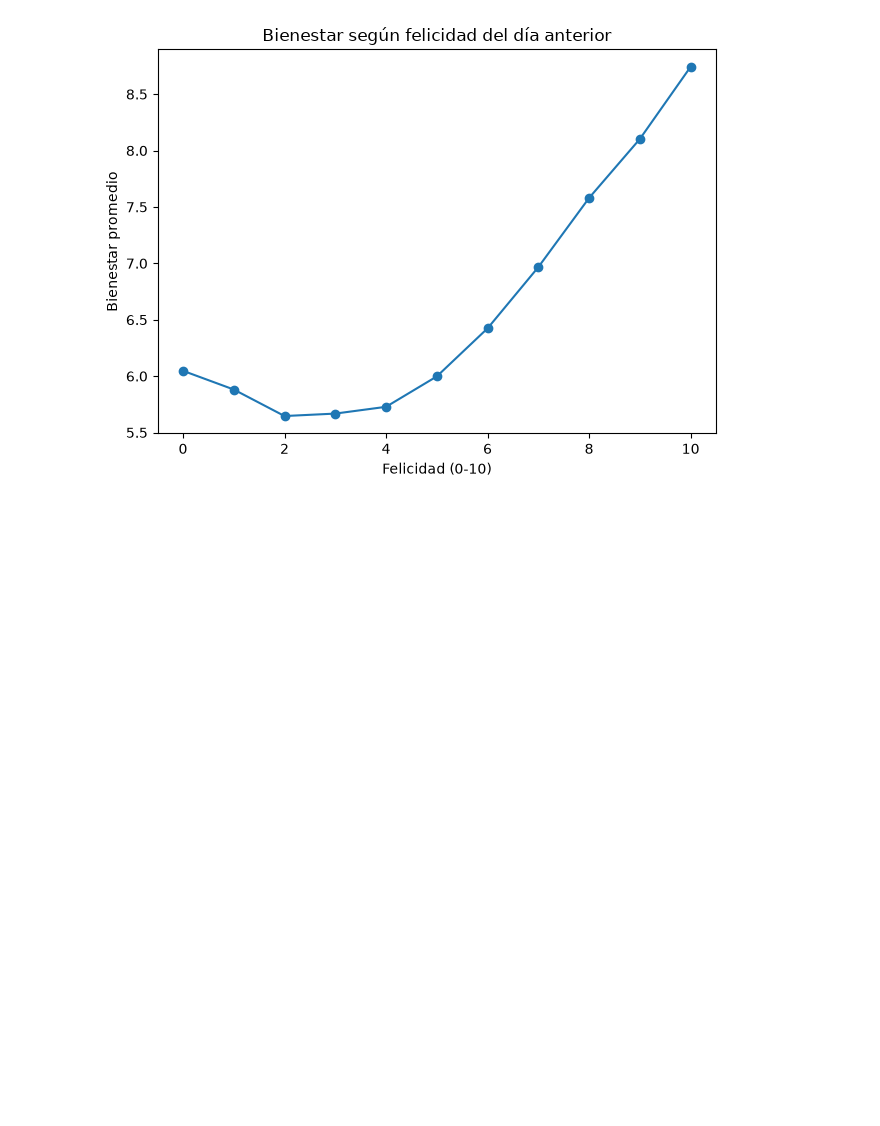
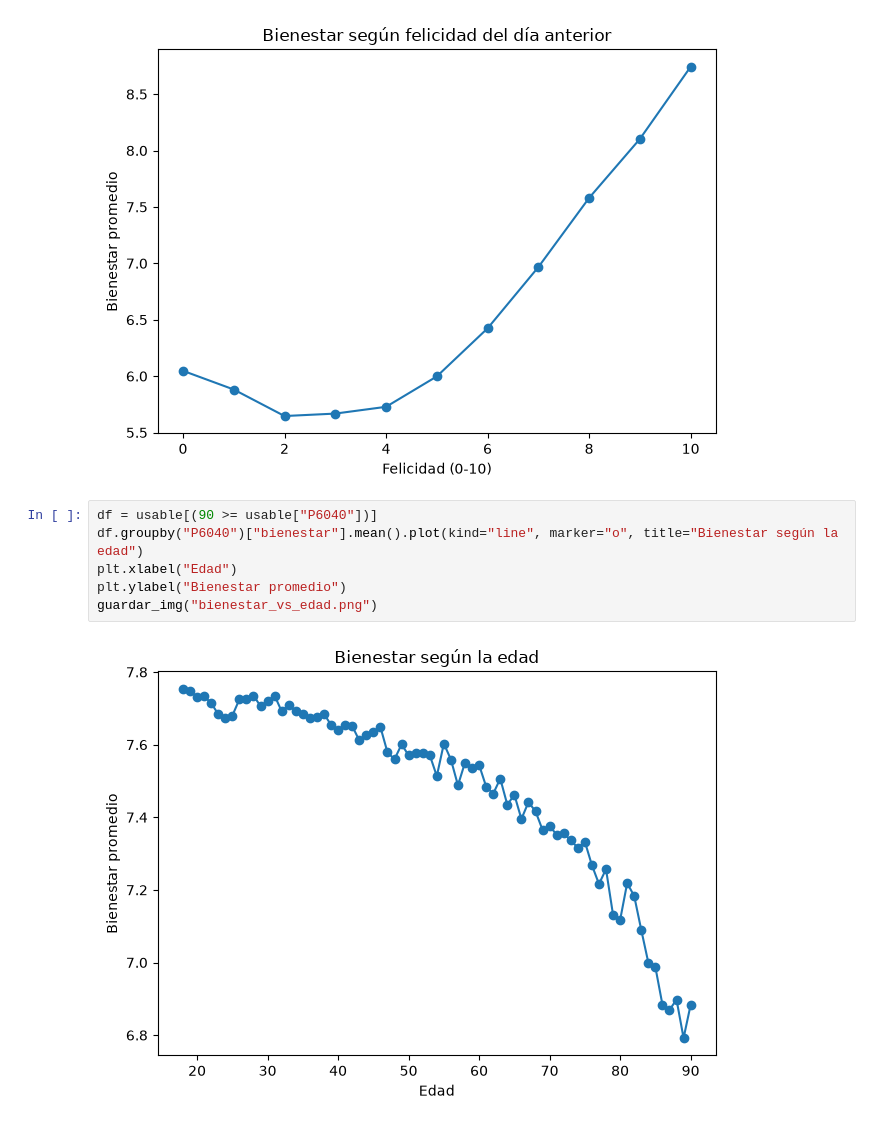
Before and after one commit to Sebast68h/PROYECTO-1-DATA, a Jupyter notebook: notebooks/Proyecto1.ipynb, the cells around one changed output. Drawn from its saved outputs; the diff is of its cells as text; blank space fills up the shorter version.

```diff
--- a/notebooks/Proyecto1.ipynb
+++ b/notebooks/Proyecto1.ipynb
@@ -407,3 +412,11 @@ plt.ylabel("Bienestar promedio")
 guardar_img("bienestar_vs_felicidad.png")
 # %% [output]
 [figure]
+# %%
+df = usable[(90 >= usable["P6040"])]
+df.groupby("P6040")["bienestar"].mean().plot(kind="line", marker="o", title="Bienestar según la edad")
+plt.xlabel("Edad")
+plt.ylabel("Bienestar promedio")
+guardar_img("bienestar_vs_edad.png")
+# %% [output]
+[figure, added]
```
Also changed, not shown: parts of 4 cells of this notebook, 3 other files.
